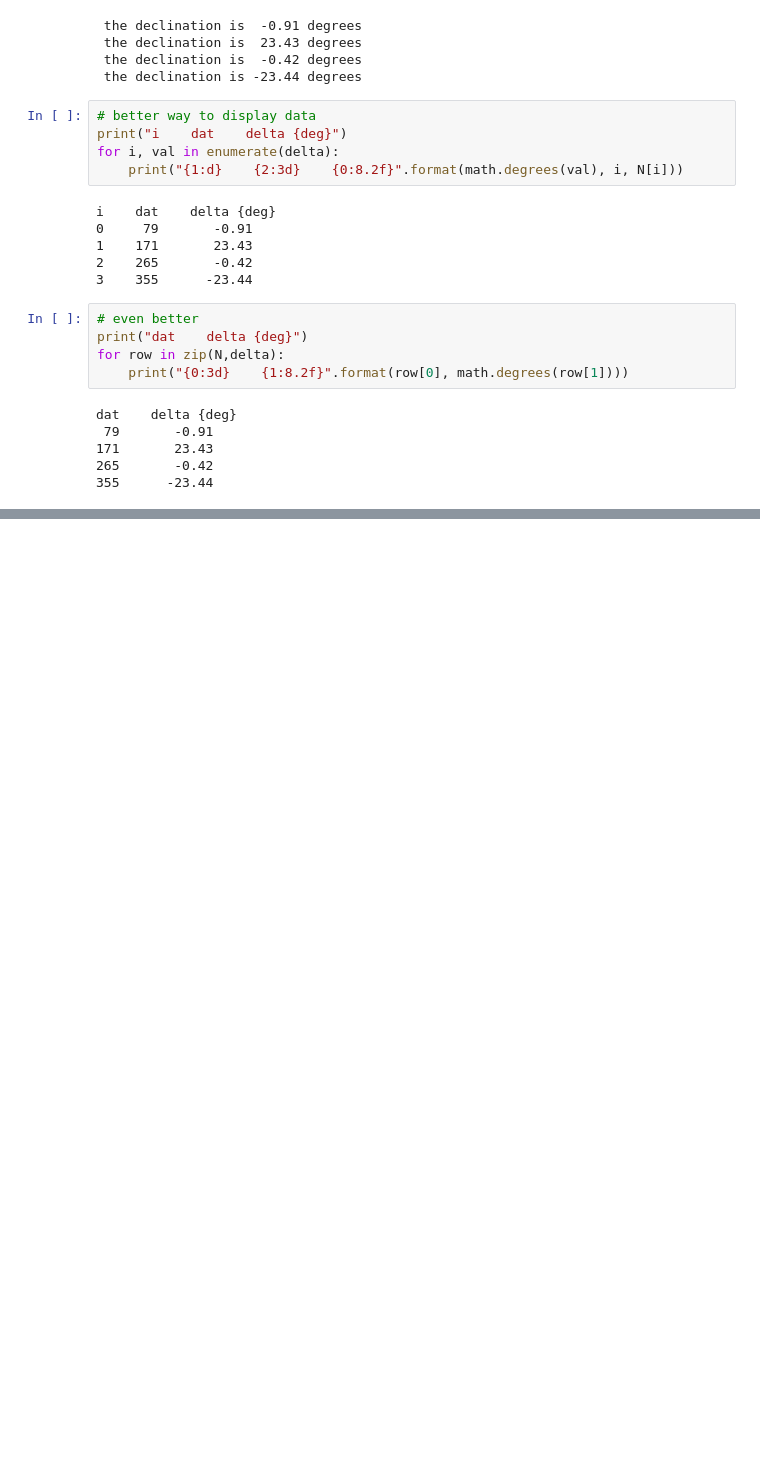
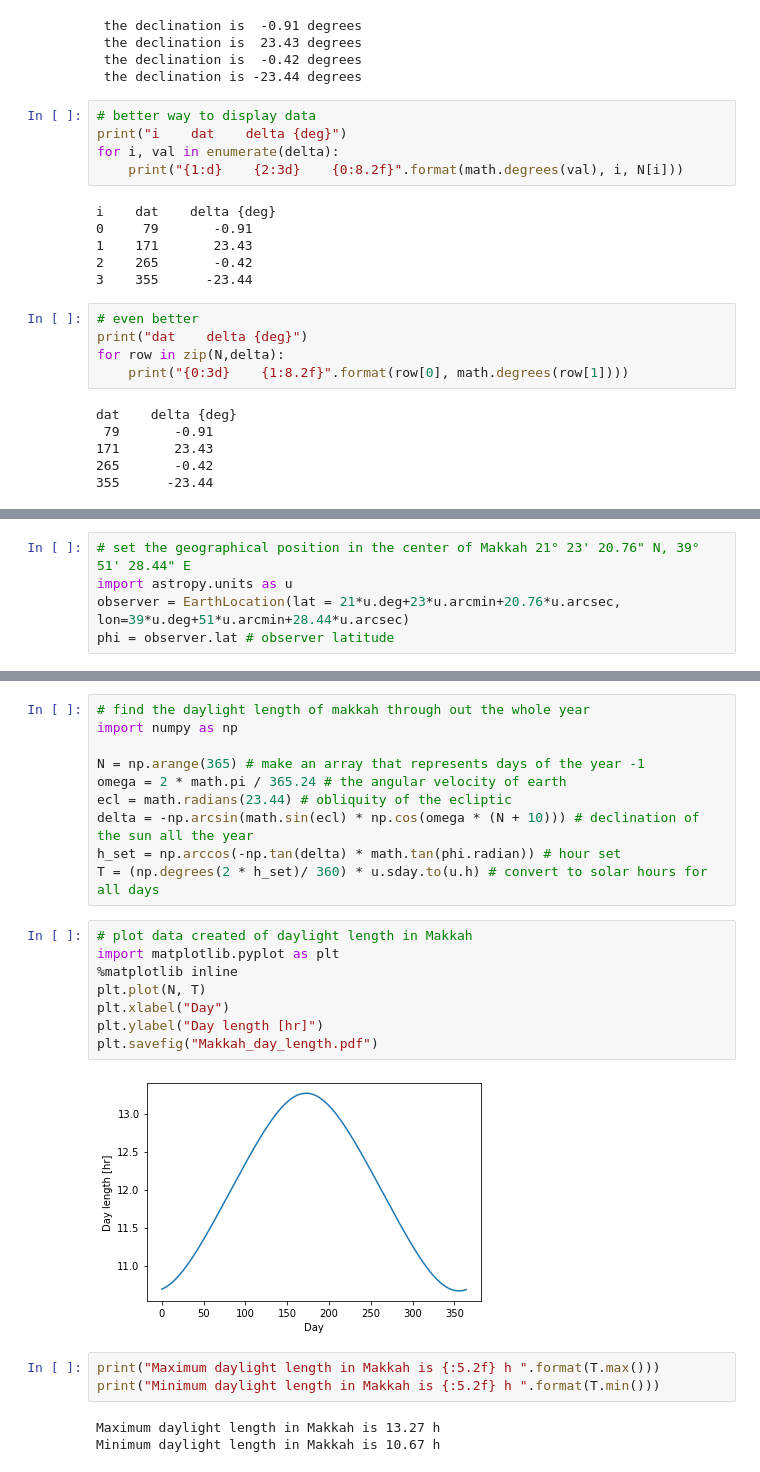
Before and after one commit to siudro/Numerical-Python-in-Astronomy-and-Astrophysics, a Jupyter notebook: chapter2_Computing_and_Displaying_Data.ipynb, the cells around one changed output, grey strips where cells are left out. Drawn from its saved outputs; the diff is of its cells as text; blank space fills up the shorter version.

Commit message:
add ch2 notes and plots

```diff
--- a/chapter2_Computing_and_Displaying_Data.ipynb
+++ b/chapter2_Computing_and_Displaying_Data.ipynb
@@ -98,0 +117,5 @@ dat    delta {deg}
+# %%
+# set the geographical position in the center of Makkah 21° 23' 20.76" N, 39° 51' 28.44" E
+import astropy.units as u
+observer = EarthLocation(lat = 21*u.deg+23*u.arcmin+20.76*u.arcsec, lon=39*u.deg+51*u.arcmin+28.44*u.arcsec)
+phi = observer.lat # observer latitude
@@ -98,0 +138,26 @@ dat    delta {deg}
+# %%
+# find the daylight length of makkah through out the whole year
+import numpy as np
+
+N = np.arange(365) # make an array that represents days of the year -1
+omega = 2 * math.pi / 365.24 # the angular velocity of earth
+ecl = math.radians(23.44) # obliquity of the ecliptic
+delta = -np.arcsin(math.sin(ecl) * np.cos(omega * (N + 10))) # declination of the sun all the year
+h_set = np.arccos(-np.tan(delta) * math.tan(phi.radian)) # hour set
+T = (np.degrees(2 * h_set)/ 360) * u.sday.to(u.h) # convert to solar hours for all days
+# %%
+# plot data created of daylight length in Makkah
+import matplotlib.pyplot as plt
+%matplotlib inline
+plt.plot(N, T)
+plt.xlabel("Day")
+plt.ylabel("Day length [hr]")
+plt.savefig("Makkah_day_length.pdf")
+# %% [output]
+[figure, added]
+# %%
+print("Maximum daylight length in Makkah is {:5.2f} h ".format(T.max()))
+print("Minimum daylight length in Makkah is {:5.2f} h ".format(T.min()))
+# %% [output]
+Maximum daylight length in Makkah is 13.27 h
+Minimum daylight length in Makkah is 10.67 h
```
Also changed, not shown: parts of 15 cells of this notebook.
